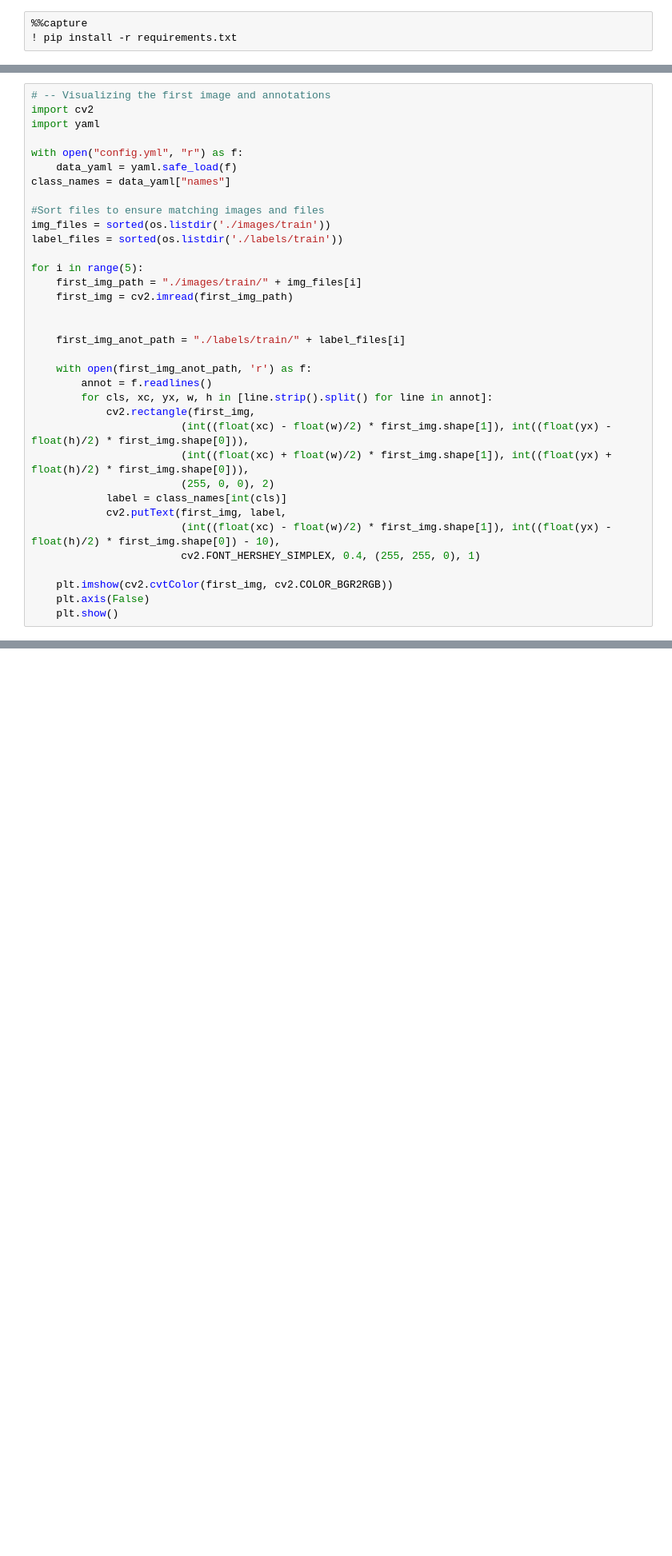
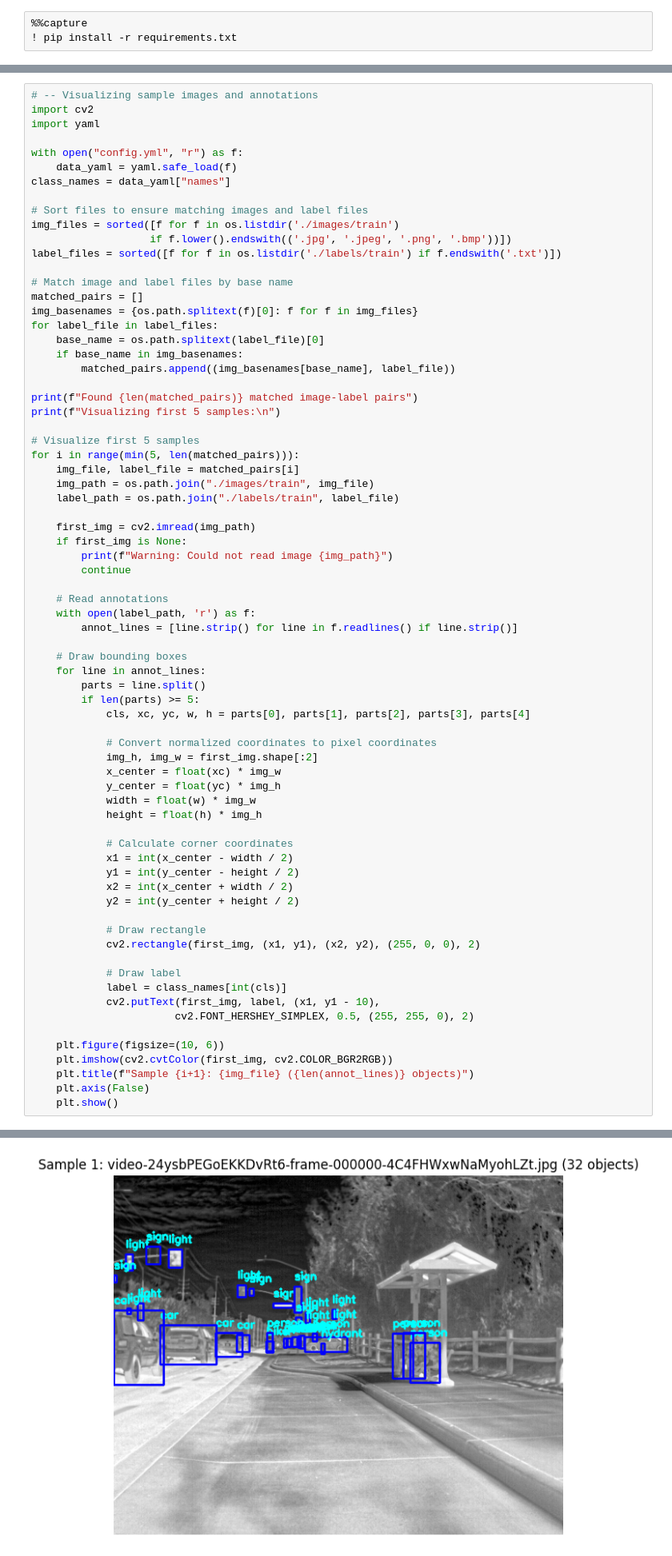
Before and after one commit to Coolguy4123/CPP_AVL_ObjDet, a Jupyter notebook: main.ipynb, the cells around one changed output, grey strips where cells are left out. Shown at 80% size. Cells and saved outputs as stored; diff of their text form; blank space fills up the shorter version.

```diff
--- a/main.ipynb
+++ b/main.ipynb
@@ -158,5 +313,5 @@ add_labels_to_file("./images_thermal_val", "./labels", image_files=val_files, tr
 # %%
-# -- Visualizing the first image and annotations
+# -- Visualizing sample images and annotations
 import cv2
 import yaml
 
@@ -164,29 +319,67 @@ with open("config.yml", "r") as f:
     data_yaml = yaml.safe_load(f)
 class_names = data_yaml["names"]
 
-#Sort files to ensure matching images and files
-img_files = sorted(os.listdir('./images/train'))
-label_files = sorted(os.listdir('./labels/train'))
+# Sort files to ensure matching images and label files
+img_files = sorted([f for f in os.listdir('./images/train')
+                   if f.lower().endswith(('.jpg', '.jpeg', '.png', '.bmp'))])
+label_files = sorted([f for f in os.listdir('./labels/train') if f.endswith('.txt')])
 
-for i in range(5):
-    first_img_path = "./images/train/" + img_files[i]
-    first_img = cv2.imread(first_img_path)
+# Match image and label files by base name
+matched_pairs = []
+img_basenames = {os.path.splitext(f)[0]: f for f in img_files}
+for label_file in label_files:
+    base_name = os.path.splitext(label_file)[0]
+    if base_name in img_basenames:
+        matched_pairs.append((img_basenames[base_name], label_file))
 
+print(f"Found {len(matched_pairs)} matched image-label pairs")
+print(f"Visualizing first 5 samples:\n")
 
-    first_img_anot_path = "./labels/train/" + label_files[i]
+# Visualize first 5 samples
+for i in range(min(5, len(matched_pairs))):
+    img_file, label_file = matched_pairs[i]
+    img_path = os.path.join("./images/train", img_file)
+    label_path = os.path.join("./labels/train", label_file)
 
-    with open(first_img_anot_path, 'r') as f:
-        annot = f.readlines()
-        for cls, xc, yx, w, h in [line.strip().split() for line in annot]:
-            cv2.rectangle(first_img,
-                        (int((float(xc) - float(w)/2) * first_img.shape[1]), int((float(yx) - float(h)/2) * first_img.shape[0])),
-                        (int((float(xc) + float(w)/2) * first_img.shape[1]), int((float(yx) + float(h)/2) * first_img.shape[0])),
-                        (255, 0, 0), 2)
+    first_img = cv2.imread(img_path)
+    if first_img is None:
+        print(f"Warning: Could not read image {img_path}")
+        continue
+
+    # Read annotations
+    with open(label_path, 'r') as f:
+        annot_lines = [line.strip() for line in f.readlines() if line.strip()]
+
+    # Draw bounding boxes
+    for line in annot_lines:
+        parts = line.split()
+        if len(parts) >= 5:
+            cls, xc, yc, w, h = parts[0], parts[1], parts[2], parts[3], parts[4]
+
+            # Convert normalized coordinates to pixel coordinates
+            img_h, img_w = first_img.shape[:2]
+            x_center = float(xc) * img_w
+            y_center = float(yc) * img_h
+            width = float(w) * img_w
+            height = float(h) * img_h
+
+            # Calculate corner coordinates
+            x1 = int(x_center - width / 2)
+            y1 = int(y_center - height / 2)
+            x2 = int(x_center + width / 2)
+            y2 = int(y_center + height / 2)
+
+            # Draw rectangle
+            cv2.rectangle(first_img, (x1, y1), (x2, y2), (255, 0, 0), 2)
+
+            # Draw label
             label = class_names[int(cls)]
-            cv2.putText(first_img, label,
-                        (int((float(xc) - float(w)/2) * first_img.shape[1]), int((float(yx) - float(h)/2) * first_img.shape[0]) - 10),
-                        cv2.FONT_HERSHEY_SIMPLEX, 0.4, (255, 255, 0), 1)
+            cv2.putText(first_img, label, (x1, y1 - 10),
+                       cv2.FONT_HERSHEY_SIMPLEX, 0.5, (255, 255, 0), 2)
 
+    plt.figure(figsize=(10, 6))
     plt.imshow(cv2.cvtColor(first_img, cv2.COLOR_BGR2RGB))
+    plt.title(f"Sample {i+1}: {img_file} ({len(annot_lines)} objects)")
     plt.axis(False)
     plt.show()
+# %% [output]
@@ -192,0 +388 @@ for i in range(5):
+[figure, added]
```
Also changed, not shown: parts of 6 cells of this notebook.
